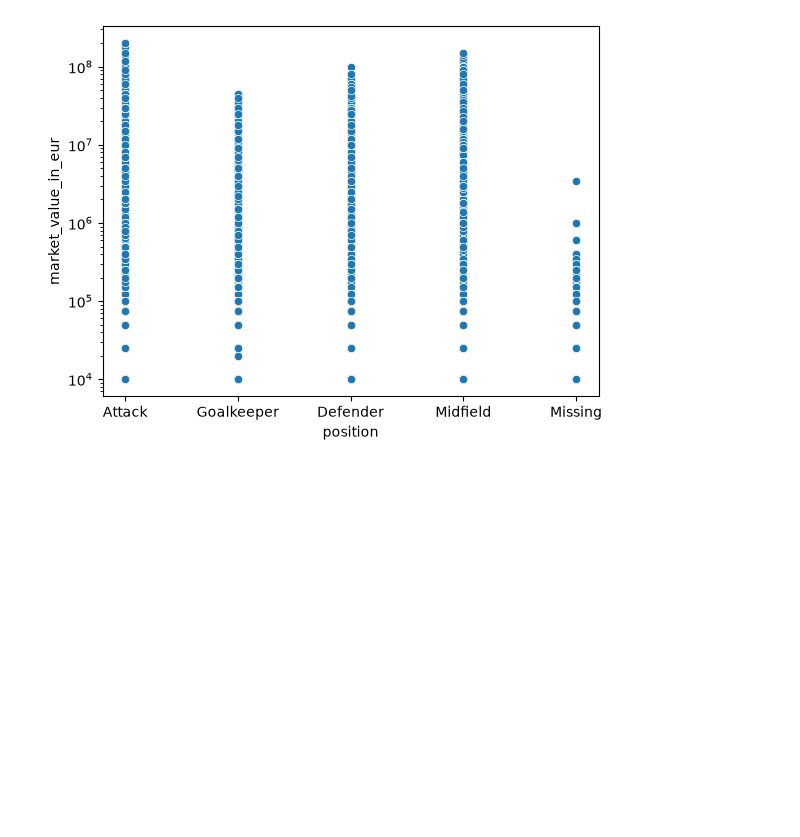
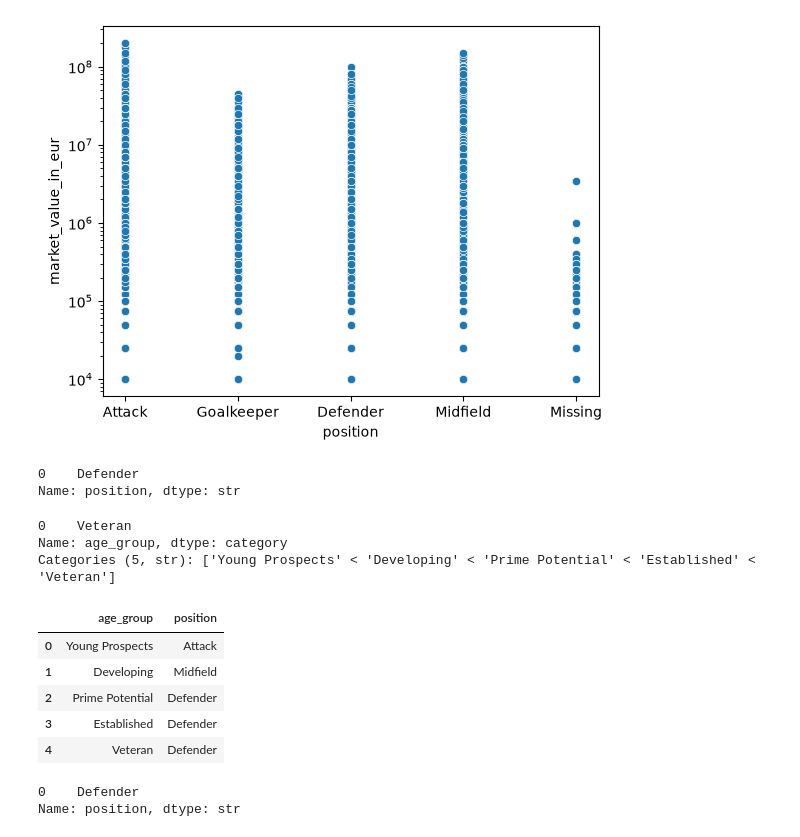
Before and after one commit to ksachdeva04/football-scouting-transfer-intelligence, a Jupyter notebook: notebooks/01-player-analysis.ipynb, the cells around one changed output. Saved outputs shown, nothing was run; the diff lists cells and outputs as text; code cells hidden in the pictures; blank space fills up the shorter version.

Commit message:
Calculate mode for different categorical cols

```diff
--- a/notebooks/01-player-analysis.ipynb
+++ b/notebooks/01-player-analysis.ipynb
@@ -423,3 +423,25 @@ sc_pos=sns.scatterplot(players,x='position',y='market_value_in_eur')
 sc_pos.set_yscale("log")
 # %% [output]
 [figure]
+# %%
+# most common player position
+players['position'].mode()
+# %% [output]
+0    Defender
+Name: position, dtype: str
+# %%
+# most common age group
+players['age_group'].mode()
+# %% [output]
+0    Veteran
+Name: age_group, dtype: category
+Categories (5, str): ['Young Prospects' < 'Developing' < 'Prime Potential' < 'Established' < 'Veteran']
+# %%
+players.groupby(by='age_group')['position'].agg(lambda x: x.mode().iloc[0]).reset_index()
+# %% [output]
+|  | age_group | position |
+| 0 | Young Prospects | Attack |
+| 1 | Developing | Midfield |
+| 2 | Prime Potential | Defender |
+| 3 | Established | Defender |
+| 4 | Veteran | Defender |
@@ -425,0 +450,5 @@ sc_pos.set_yscale("log")
+# %%
+avail_market_value['position'].mode()
+# %% [output]
+0    Defender
+Name: position, dtype: str
```
Also changed, not shown: parts of 1 cell of this notebook.
